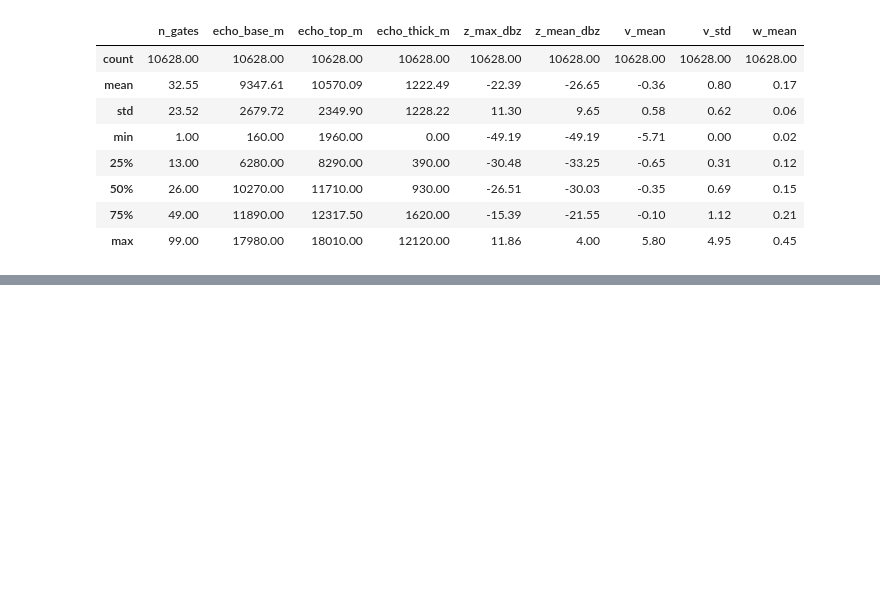
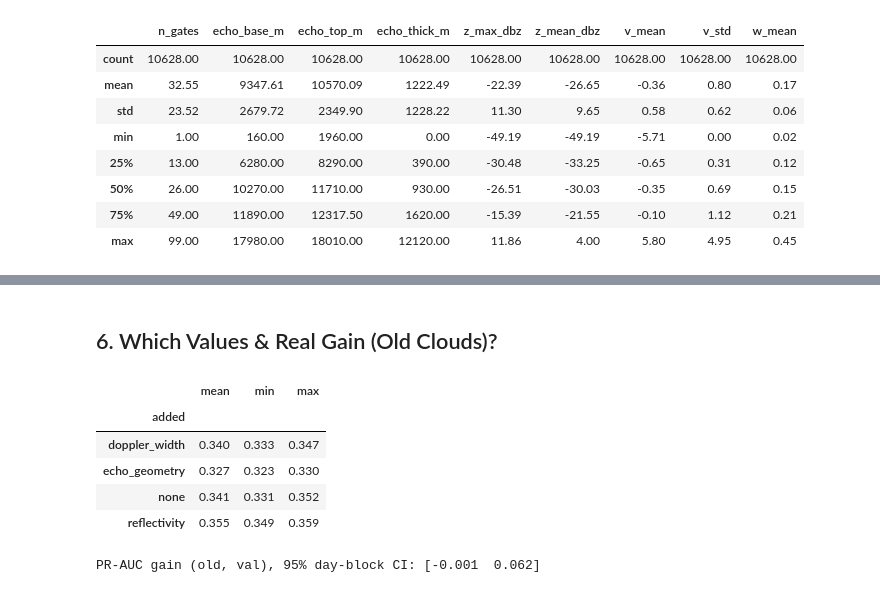
Before and after one commit to alecpblevins/ARM_Cloud_Modeling, a Jupyter notebook: notebooks/11_radar_profiles.ipynb, the cells around one changed output, grey strips where cells are left out. Drawn from its saved outputs; the diff is of its cells as text; code cells hidden in the pictures; blank space fills up the shorter version.

```diff
--- a/notebooks/11_radar_profiles.ipynb
+++ b/notebooks/11_radar_profiles.ipynb
@@ -144,0 +368,38 @@ dtype: float64
+# %% [markdown]
+## 6. Which Values & Real Gain (Old Clouds)?
+# %%
+#Here, define the value groups for radar features and evaluate their contribution on top of the base + presence features
+VAL_GROUPS = {"reflectivity": ["z_max_dbz", "z_mean_dbz", "z_max_dbz_mean_5min", "z_max_dbz_mean_20min", "z_max_dbz_change_5min"],
+              "doppler_width": ["v_mean", "v_std", "w_mean"],
+              "echo_geometry": ["echo_thick_m", "echo_thick_mean_5min", "echo_thick_mean_20min"]}
+assert sorted(sum(VAL_GROUPS.values(), [])) == sorted(VALUES)
+
+# 1) add each value group on top of base + presence (old clouds, 3 seeds)
+rows = []
+for gname, g in {"none": [], **VAL_GROUPS}.items(): # iterate over each value group, including "none" for no additional features
+    cols = BASE + PRESENCE + g
+    for seed in range(3):
+        m = HistGradientBoostingClassifier(max_depth=6, learning_rate=0.05, max_iter=300,
+                                           early_stopping=True, validation_fraction=0.1, random_state=seed).fit(trr[cols], trr.y) # fit the model on the training data with the selected columns
+        rows.append(dict(added=gname, seed=seed, pr_auc_old=average_precision_score(var_old.y, m.predict_proba(var_old[cols])[:, 1])))
+display(pd.DataFrame(rows).groupby("added").pr_auc_old.agg(["mean", "min", "max"]).round(3))
+
+# 2) day-block bootstrap of the difference (+presence+values minus base), old clouds, seed 0
+def fit_p(cols, d):
+    m = HistGradientBoostingClassifier(max_depth=6, learning_rate=0.05, max_iter=300,
+                                       early_stopping=True, validation_fraction=0.1, random_state=0).fit(trr[cols], trr.y) # fit the model on the training data with the selected columns
+    return m.predict_proba(d[cols])[:, 1]
+pb, pr_ = fit_p(BASE, var_old), fit_p(BASE + PRESENCE + VALUES, var_old) # predict probabilities for the base and full feature sets on the old validation data
+days = var_old.index.normalize(); u = days.unique(); rng = np.random.default_rng(0); diffs = [] # normalize the index to get day blocks and initialize random number generator for bootstrapping
+for _ in range(200):
+    idx = np.concatenate([np.flatnonzero(days == d) for d in rng.choice(u, len(u))])
+    diffs.append(average_precision_score(var_old.y.values[idx], pr_[idx]) - average_precision_score(var_old.y.values[idx], pb[idx]))
+print("PR-AUC gain (old, val), 95% day-block CI:", np.percentile(diffs, [2.5, 97.5]).round(3))
+# %% [output]
+|  | mean | min | max |
+| added |  |  |  |
+| doppler_width | 0.340 | 0.333 | 0.347 |
+| echo_geometry | 0.327 | 0.323 | 0.330 |
+| none | 0.341 | 0.331 | 0.352 |
+| reflectivity | 0.355 | 0.349 | 0.359 |
+PR-AUC gain (old, val), 95% day-block CI: [-0.001  0.062]
```
Also changed, not shown: parts of 18 cells of this notebook.
